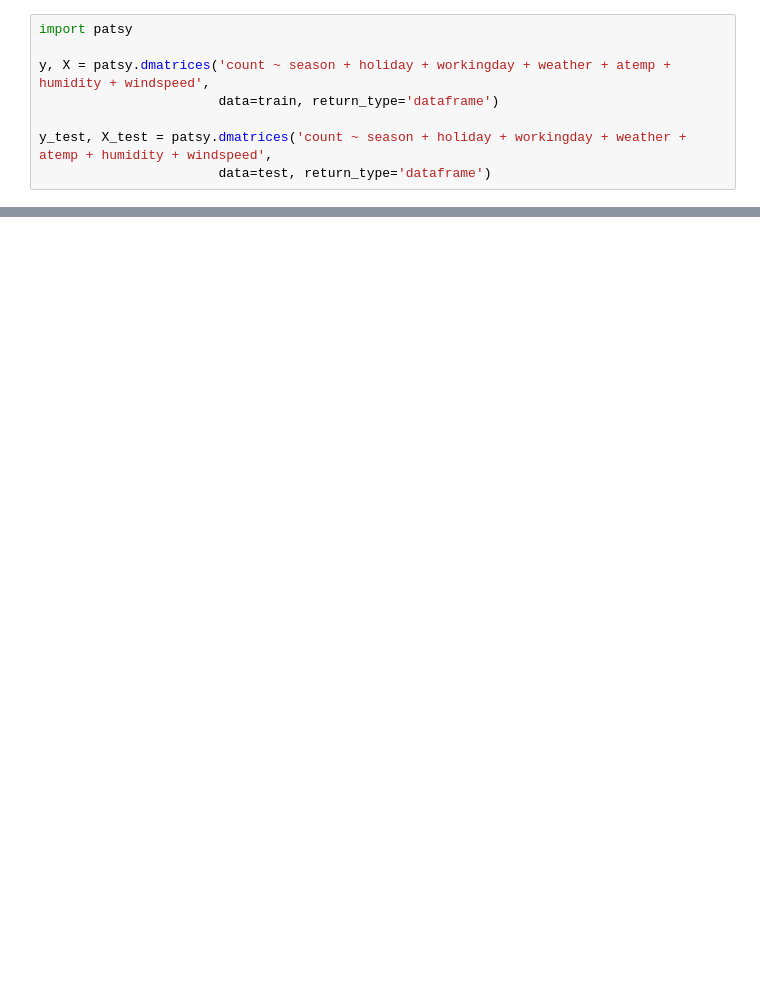
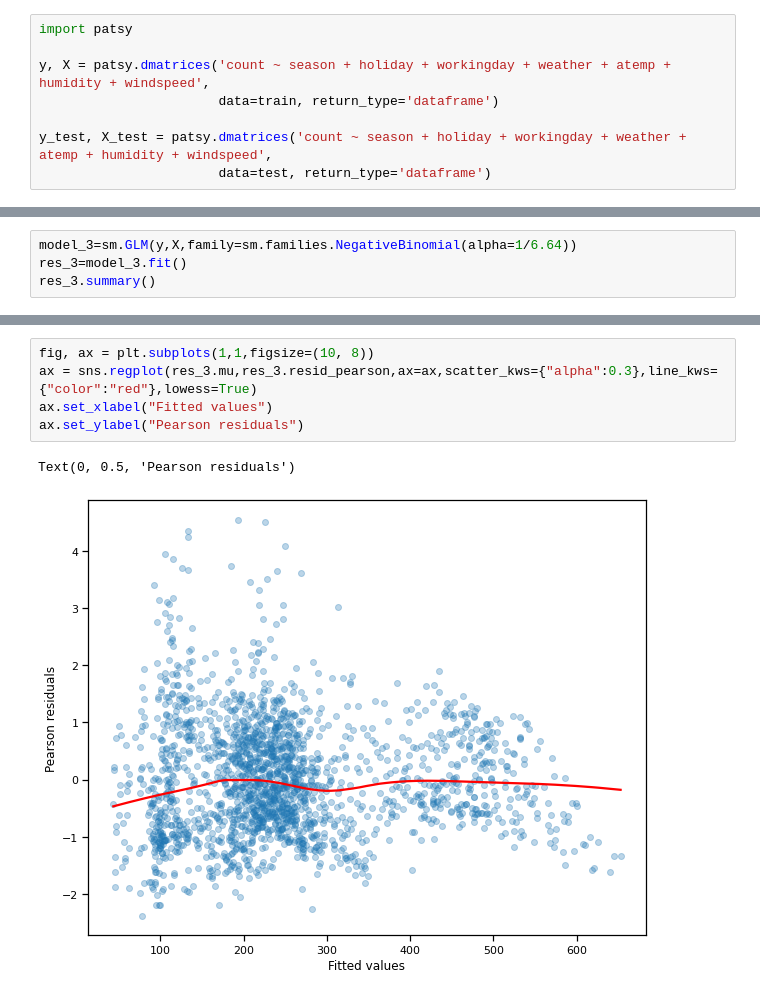
Before and after one commit to dovmar/RA, a Jupyter notebook: Lab2/Gataveckas_Gaulia_Martinkus_laboratorinio_2_kodas_Python_DM_2gr.ipynb, the cells around one changed output, grey strips where cells are left out. Drawn from its saved outputs; the diff is of its cells as text; blank space fills up the shorter version.

```diff
--- a/Lab2/Gataveckas_Gaulia_Martinkus_laboratorinio_2_kodas_Python_DM_2gr.ipynb
+++ b/Lab2/Gataveckas_Gaulia_Martinkus_laboratorinio_2_kodas_Python_DM_2gr.ipynb
@@ -168,0 +174,4 @@ MAE: 75.97191351567918
+# %%
+model_3=sm.GLM(y,X,family=sm.families.NegativeBinomial(alpha=1/6.64))
+res_3=model_3.fit()
+res_3.summary()
@@ -168,0 +201,8 @@ MAE: 75.97191351567918
+# %%
+fig, ax = plt.subplots(1,1,figsize=(10, 8))
+ax = sns.regplot(res_3.mu,res_3.resid_pearson,ax=ax,scatter_kws={"alpha":0.3},line_kws={"color":"red"},lowess=True)
+ax.set_xlabel("Fitted values")
+ax.set_ylabel("Pearson residuals")
+# %% [output]
+Text(0, 0.5, 'Pearson residuals')
+[figure, added]
```
Also changed, not shown: parts of 20 cells of this notebook, 6 other files.
